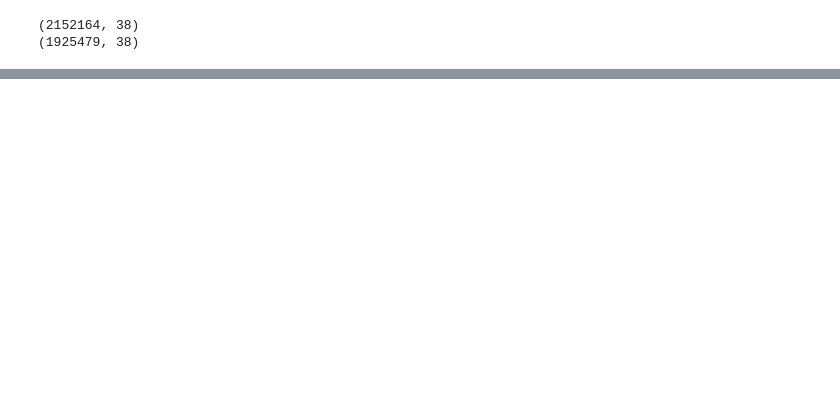
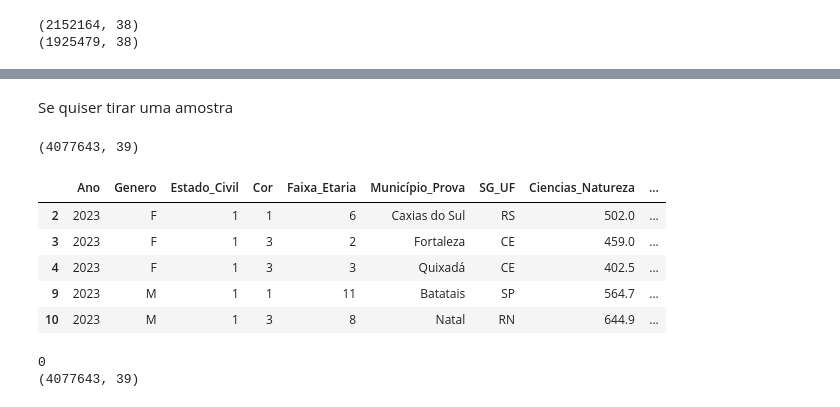
Before and after one commit to ManoelFelipe/Enem, a Jupyter notebook: ENEM_Data-Cleaning.ipynb, the cells around one changed output, grey strips where cells are left out. Drawn from its saved outputs; the diff is of its cells as text; code cells hidden in the pictures; blank space fills up the shorter version.

```diff
--- a/ENEM_Data-Cleaning.ipynb
+++ b/ENEM_Data-Cleaning.ipynb
@@ -273,0 +339,2 @@ df_23_22.describe().T
+# %% [markdown]
+Se quiser tirar uma amostra
@@ -273,0 +348,42 @@ df_23_22.describe().T
+# %%
+# Definindo percentual a se amostrar do DataFrame
+percentual_sample_size = 0.20  # 20%
+
+# Calculando número de linhas correspondentes ao percentual
+sample_size = int(percentual_sample_size * row_count)
+
+# Calculando numero de linhas a serem desprezadas
+drop_size = row_count - sample_size
+
+# Gerando array com numeros aleatórios de 1 a row_count (indices das linhas)
+# com tamanho drop_size.
+# Importante perceber que os numeros aleatórios não podem se repetir, por isso
+# utilizamos a função random.sample() ou seja sem reposisão
+drop_idx = random.sample(range(1, row_count), drop_size)
+
+df_23_22 = pd.read_csv(
+    path,
+    sep=',',
+    #sep=';',
+    encoding='utf-8',
+    #encoding='latin-1',
+    skiprows = drop_idx
+)
+# %%
+print(df_23_22.shape)
+df_23_22.head()
+# %% [output]
+(4077643, 39)
+|  | Ano | Genero | Estado_Civil | Cor | Faixa_Etaria | Município_Prova | SG_UF | Ciencias_Natureza | ... |
+| 2 | 2023 | F | 1 | 1 | 6 | Caxias do Sul | RS | 502.0 | ... |
+| 3 | 2023 | F | 1 | 3 | 2 | Fortaleza | CE | 459.0 | ... |
+| 4 | 2023 | F | 1 | 3 | 3 | Quixadá | CE | 402.5 | ... |
+| 9 | 2023 | M | 1 | 1 | 11 | Batatais | SP | 564.7 | ... |
+| 10 | 2023 | M | 1 | 3 | 8 | Natal | RN | 644.9 | ... |
+# %%
+duplicados = df_23_22.duplicated()
+print(duplicados.sum())
+print(df_23_22.shape)
+# %% [output]
+0
+(4077643, 39)
```
Also changed, not shown: parts of 29 cells of this notebook, 1 other file.
